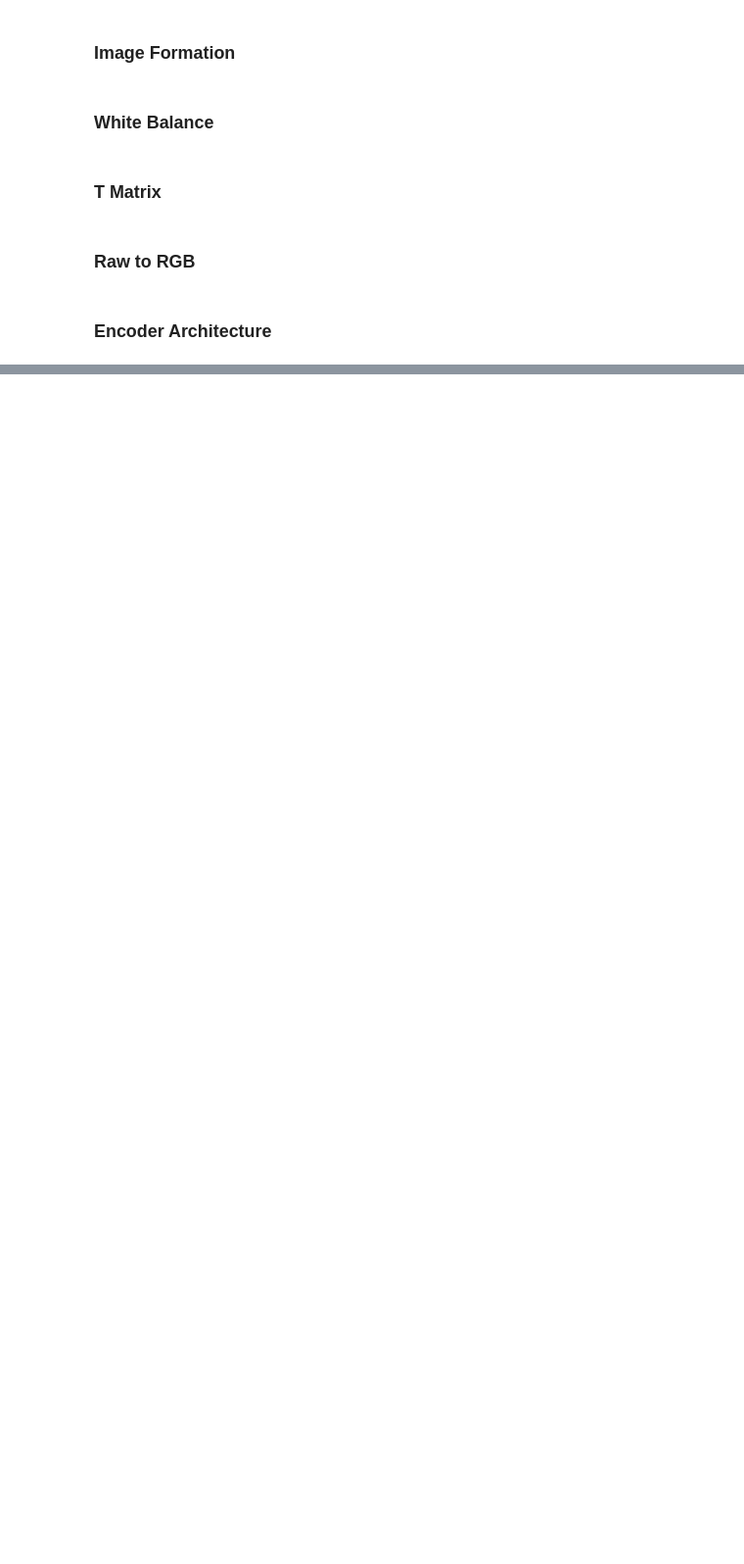
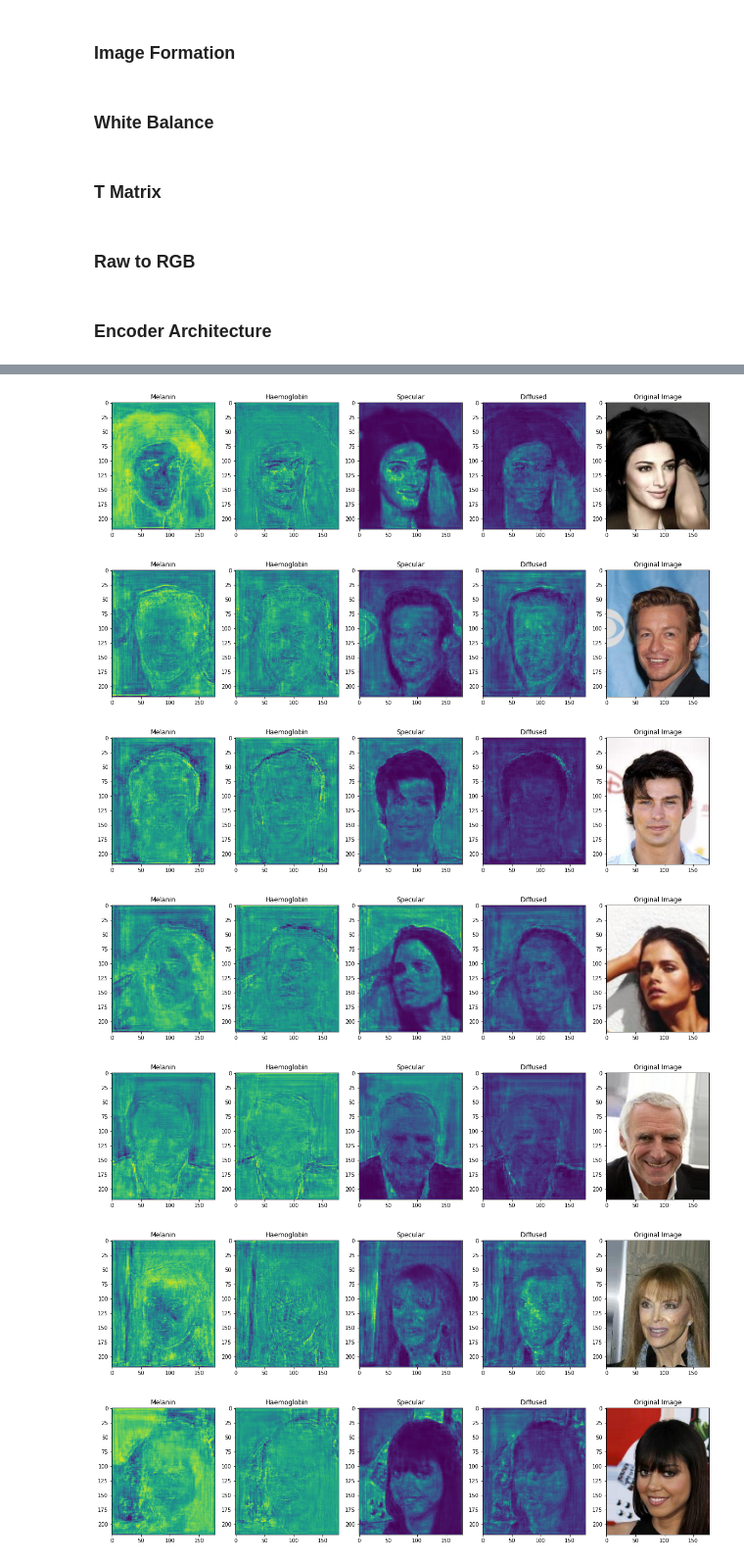
Before and after one commit to agrawalparth10/BioFaceNet-PyTorch, a Jupyter notebook: BioFaceNet.ipynb, the cells around one changed output, grey strips where cells are left out. Shown at 98% size. Cells and saved outputs as stored; diff of their text form; code cells hidden in the pictures; blank space fills up the shorter version.

```diff
--- a/BioFaceNet.ipynb
+++ b/BioFaceNet.ipynb
@@ -253,21 +362,24 @@ def T_matrix(Tmatrix,b):
 ### Raw to RGB
 # %%
 def rawtorgb(wb,T_raw2xyz):
+  """
+  Compute the rgb values
+  -------------------------------------------------
+  Input:
+        wb,T_raw2xyz
+
+  Output:
+        sRGBim
+  """
   Ix = wb[:,0,:,:] * T_raw2xyz[:,0] + wb[:,1,:,:] * T_raw2xyz[:,3] + wb[:,2,:,:] * T_raw2xyz[:,6]
   Iy = wb[:,0,:,:] * T_raw2xyz[:,1] + wb[:,1,:,:] * T_raw2xyz[:,4] + wb[:,2,:,:] * T_raw2xyz[:,7]
   Iz = wb[:,0,:,:] * T_raw2xyz[:,2] + wb[:,1,:,:] * T_raw2xyz[:,5] + wb[:,2,:,:] * T_raw2xyz[:,8]
 
-  print(Ix.shape)
-  print(Iy.shape)
-  print(Iz.shape)
 
   Ix = Ix.view((-1,1,Ix.shape[1],Ix.shape[2]))
   Iy = Iy.view((-1,1,Iy.shape[1],Iy.shape[2]))
   Iz = Iz.view((-1,1,Iz.shape[1],Iz.shape[2]))
 
-  print(Ix.shape)
-  print(Iy.shape)
-  print(Iz.shape)
 
   Ixyz = torch.cat((Ix,Iy,Iz),dim = 1)
   Txyzrgb = torch.tensor([3.2406, -1.5372, -0.4986,-0.9689, 1.8758, 0.0415,0.0557, -0.2040, 1.057])
@@ -275,10 +387,6 @@ def rawtorgb(wb,T_raw2xyz):
   R = Txyzrgb[0] * Ixyz[:,0,:,:] + Txyzrgb[3] * Ixyz[:,1,:,:] + Txyzrgb[6] * Ixyz[:,2,:,:]
   G = Txyzrgb[1] * Ixyz[:,0,:,:] + Txyzrgb[4] * Ixyz[:,1,:,:] + Txyzrgb[7] * Ixyz[:,2,:,:]
   B = Txyzrgb[2] * Ixyz[:,0,:,:] + Txyzrgb[5] * Ixyz[:,1,:,:] + Txyzrgb[8] * Ixyz[:,2,:,:]
-
-  print(R.shape)
-  print(G.shape)
-  print(B.shape)
 
   R = R.view((-1,1,R.shape[1],R.shape[2]))
   G = G.view((-1,1,G.shape[1],G.shape[2]))
@@ -626,0 +707,32 @@ tensor(909.6212, grad_fn=<AddBackward0>)
+# %%
+def plot_grid(image,fmel,fblood,spec_shade,diffuse_shade):
+  fig, axs = plt.subplots(1,5,figsize=(20,20))
+  axs[0].imshow(fmel)
+  axs[1].imshow(fblood)
+  axs[2].imshow(spec_shade)
+  axs[3].imshow(diffuse_shade)
+  axs[4].imshow(image)
+
+  axs[0].set_title('Melanin')
+  axs[1].set_title('Haemoglobin')
+  axs[2].set_title('Specular')
+  axs[3].set_title('Diffused')
+  axs[4].set_title('Original Image')
+  return
+# %%
+num = X_test_tensor.shape[0]
+for i in range(num):
+  fmel_plt = fmel_test[i].cpu().detach().numpy()
+  fblood_plt = fblood_test[i].cpu().detach().numpy()
+  spec_plt = specmask_test[i].cpu().detach().numpy()
+  diff_plt = shading_test[i].cpu().detach().numpy()
+  image = X_test_tensor[i].cpu().detach().numpy()
+  plot_grid(image,fmel_plt,fblood_plt,spec_plt,diff_plt)
+# %% [output]
+[figure, added]
+[figure, added]
+[figure, added]
+[figure, added]
+[figure, added]
+[figure, added]
+[figure, added]
```
Also changed, not shown: parts of 36 cells of this notebook.
